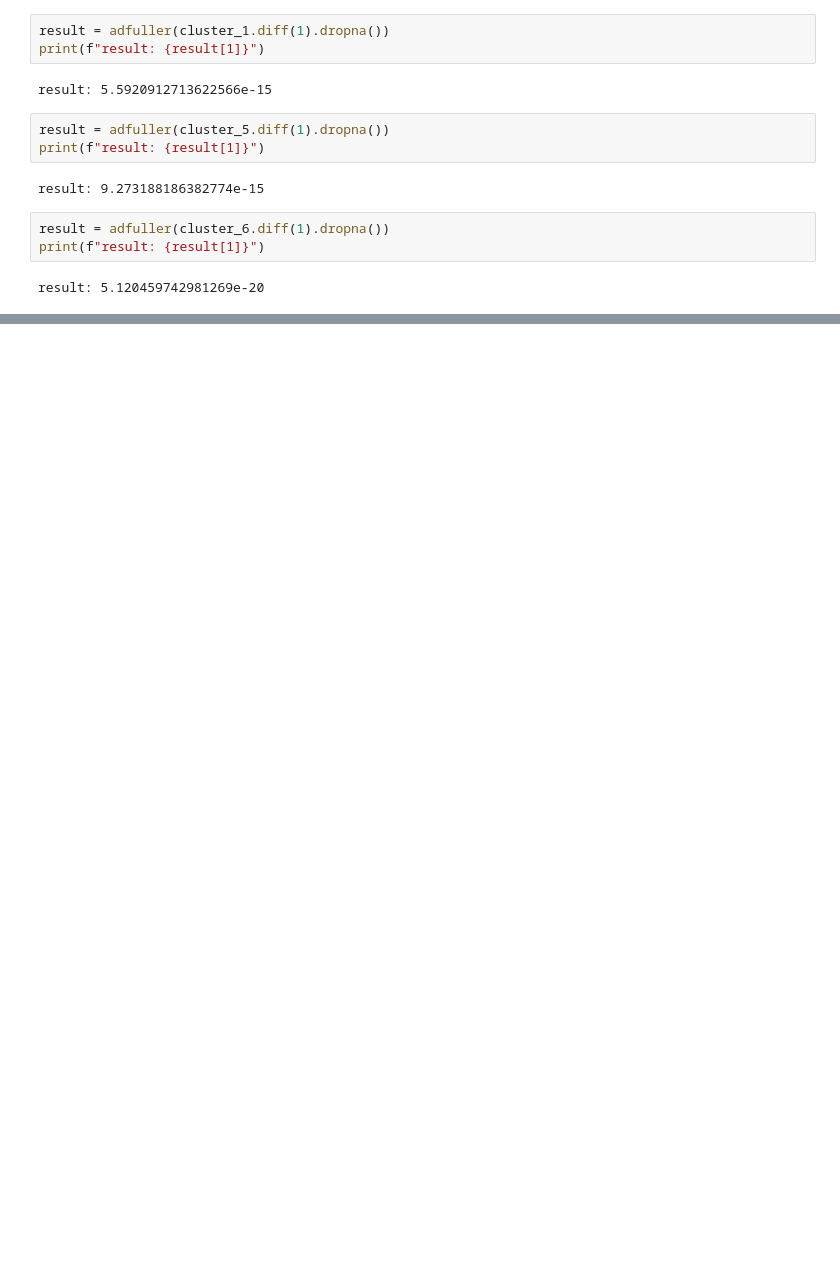
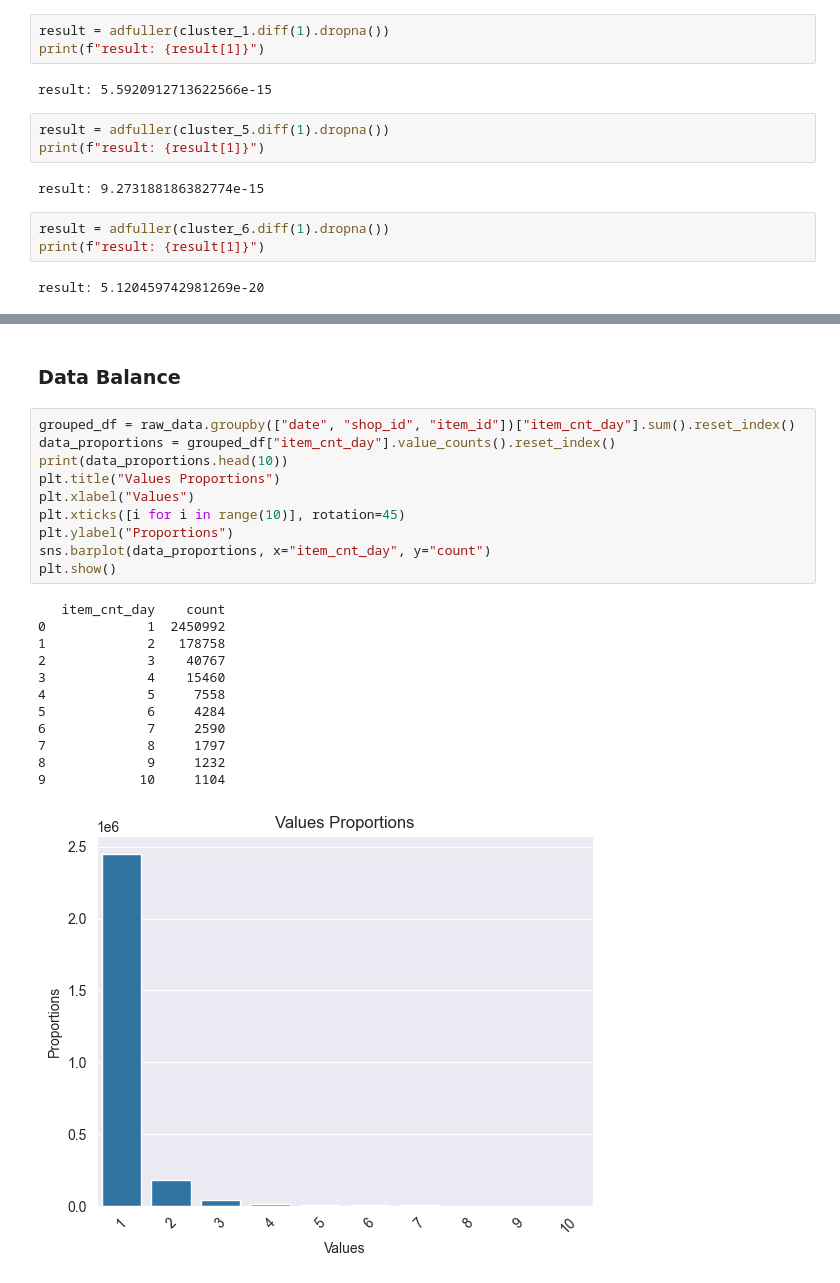
Before and after one commit to Akevilli/Internship, a Jupyter notebook: train&test.ipynb, the cells around one changed output, grey strips where cells are left out. Saved outputs shown, nothing was run; the diff lists cells and outputs as text; blank space fills up the shorter version.

```diff
--- a/train&test.ipynb
+++ b/train&test.ipynb
@@ -252,0 +164,25 @@ array([0.        , 0.00269975, 0.03900127, 0.        , 0.        ,
+# %% [markdown]
+### Data Balance
+# %%
+grouped_df = raw_data.groupby(["date", "shop_id", "item_id"])["item_cnt_day"].sum().reset_index()
+data_proportions = grouped_df["item_cnt_day"].value_counts().reset_index()
+print(data_proportions.head(10))
+plt.title("Values Proportions")
+plt.xlabel("Values")
+plt.xticks([i for i in range(10)], rotation=45)
+plt.ylabel("Proportions")
+sns.barplot(data_proportions, x="item_cnt_day", y="count")
+plt.show()
+# %% [output]
+   item_cnt_day    count
+0             1  2450992
+1             2   178758
+2             3    40767
+3             4    15460
+4             5     7558
+5             6     4284
+6             7     2590
+7             8     1797
+8             9     1232
+9            10     1104
+[figure, added]
```
Also changed, not shown: parts of 41 cells of this notebook, 1 other file.
